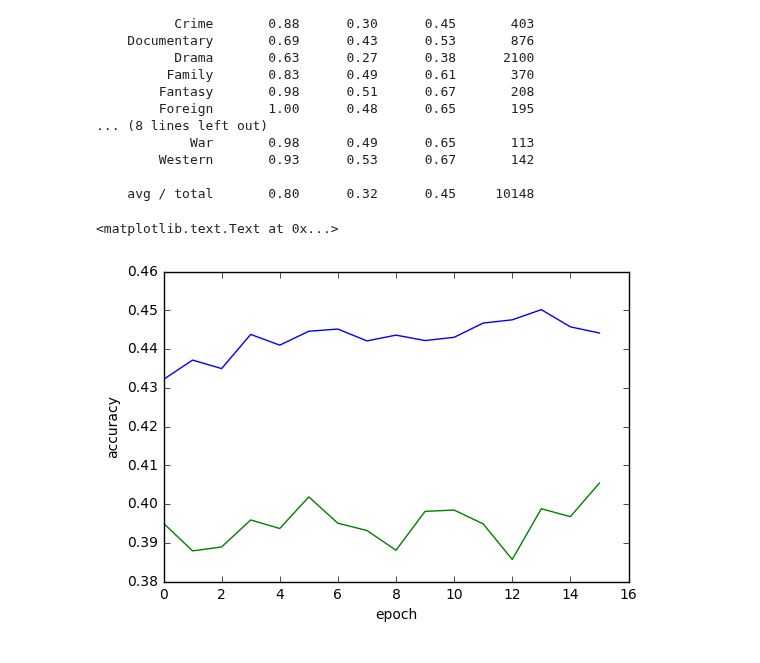
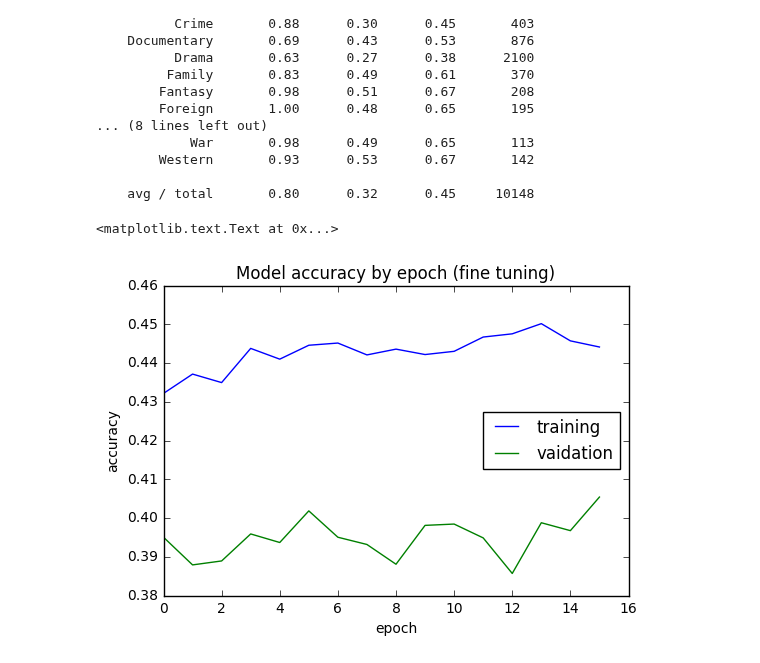
Before and after one commit to adubitskiy/cs109b, a Jupyter notebook: model_custom_loss.ipynb, the cells around one changed output. Cells and saved outputs as stored; diff of their text form; code cells hidden in the pictures.

Commit message:
added acc / loss plots

```diff
--- a/model_custom_loss.ipynb
+++ b/model_custom_loss.ipynb
@@ -335,10 +335,12 @@ print(classification_report(y_test, y_pred_test, target_names = mlb.classes_))
 
     avg / total       0.80      0.32      0.45     10148
 # %%
-plt.plot(history.history['acc'])
-plt.plot(history.history['val_acc'])
+plt.plot(history.history['acc'], label='training')
+plt.plot(history.history['val_acc'], label='vaidation')
 plt.xlabel("epoch")
 plt.ylabel("accuracy")
+plt.legend(loc='best')
+plt.title('Model accuracy by epoch (fine tuning)')
 # %% [output]
 <matplotlib.text.Text at 0x...>
-[figure, old version]
+[figure, new version]
```
Also changed, not shown: parts of 1 cell of this notebook.
